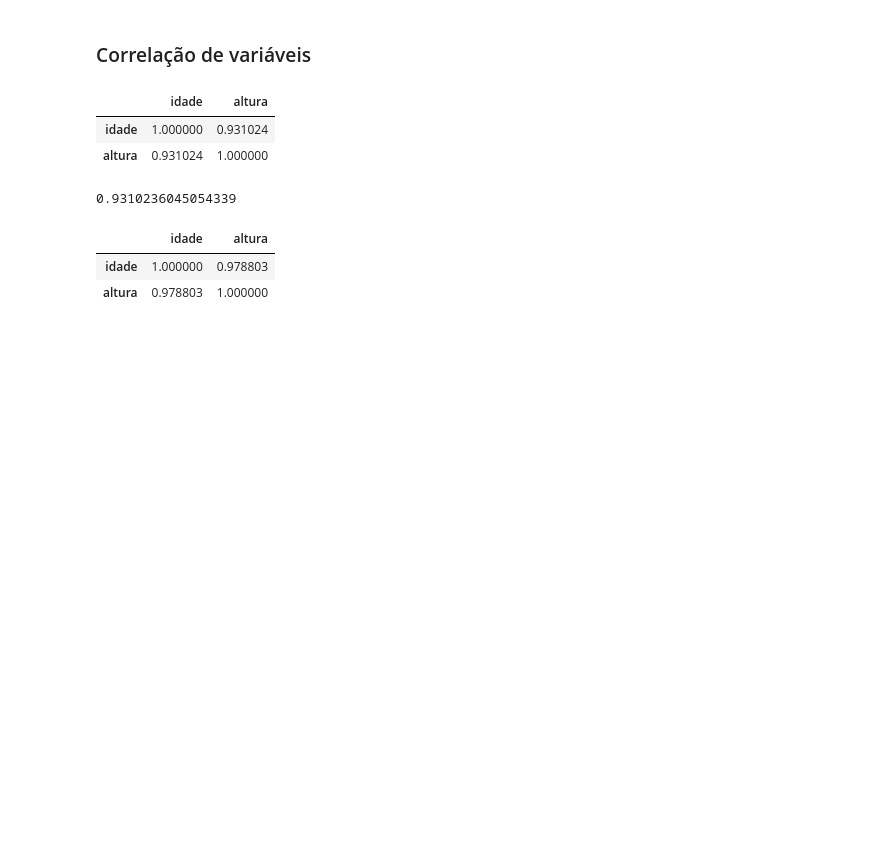
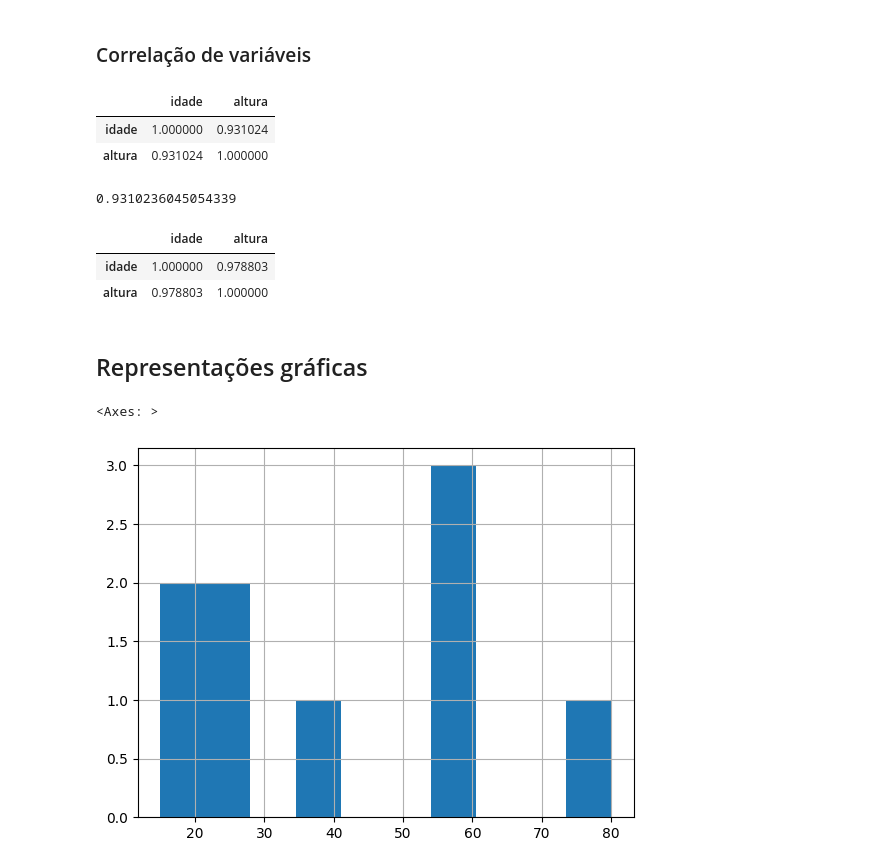
Before and after one commit to Tamicktom/estatistica_devs, a Jupyter notebook: estatistica_devs.ipynb, the cells around one changed output. Drawn from its saved outputs; the diff is of its cells as text; code cells hidden in the pictures; blank space fills up the shorter version.

```diff
--- a/estatistica_devs.ipynb
+++ b/estatistica_devs.ipynb
@@ -139,3 +139,11 @@ df_medidas.corr(method="spearman")
 |  | idade | altura |
 | idade | 1.000000 | 0.978803 |
 | altura | 0.978803 | 1.000000 |
+# %% [markdown]
+## Representações gráficas
+# %%
+# Histograma - idade
+df_medidas.idade.hist()
+# %% [output]
+<Axes: >
+[figure, added]
```
Also changed, not shown: parts of 9 cells of this notebook.
